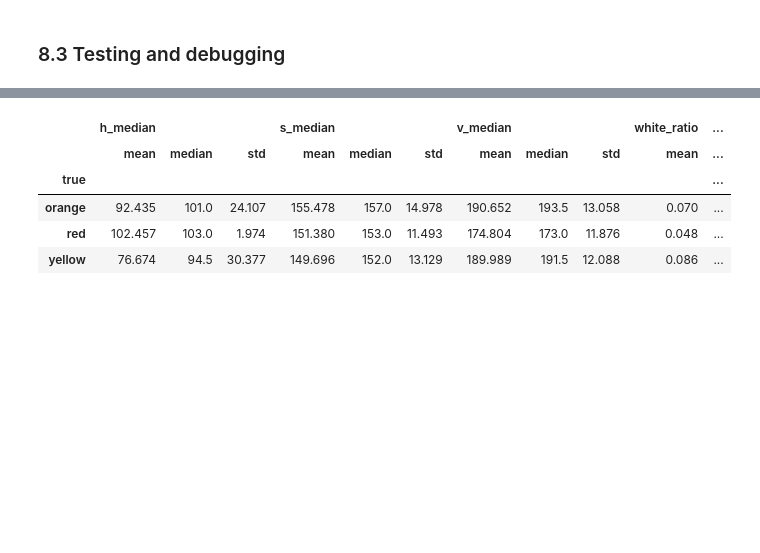
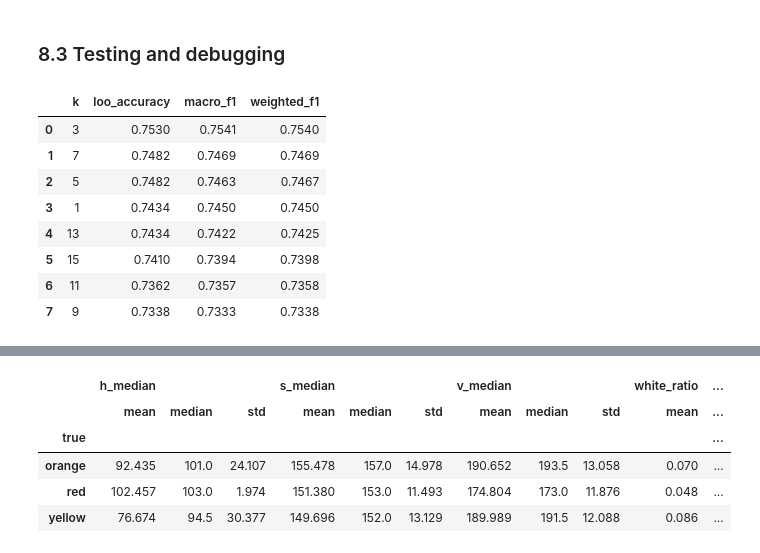
Before and after one commit to Alejandro-131004/Computer-Vision, a Jupyter notebook: assigment1.ipynb, the cells around one changed output, grey strips where cells are left out. Drawn from its saved outputs; the diff is of its cells as text; code cells hidden in the pictures; blank space fills up the shorter version.

```diff
--- a/assigment1.ipynb
+++ b/assigment1.ipynb
@@ -2212,5 +2286,18 @@ LOO classification report:
 # %% [markdown]
 ### 8.3 Testing and debugging
+# %%
+k_results = tune_k_values([1, 3, 5, 7, 9, 11, 13, 15])
+display(k_results.round(4))
+# %% [output]
+|  | k | loo_accuracy | macro_f1 | weighted_f1 |
+| 0 | 3 | 0.7530 | 0.7541 | 0.7540 |
+| 1 | 7 | 0.7482 | 0.7469 | 0.7469 |
+| 2 | 5 | 0.7482 | 0.7463 | 0.7467 |
+| 3 | 1 | 0.7434 | 0.7450 | 0.7450 |
+| 4 | 13 | 0.7434 | 0.7422 | 0.7425 |
+| 5 | 15 | 0.7410 | 0.7394 | 0.7398 |
+| 6 | 11 | 0.7362 | 0.7357 | 0.7358 |
+| 7 | 9 | 0.7338 | 0.7333 | 0.7338 |
 # %%
 def attach_loo_predictions(df_filtered, y_true, y_pred):
     out = df_filtered.copy().reset_index(drop=True)
```
Also changed, not shown: parts of 1 cell of this notebook, 1 other file.
